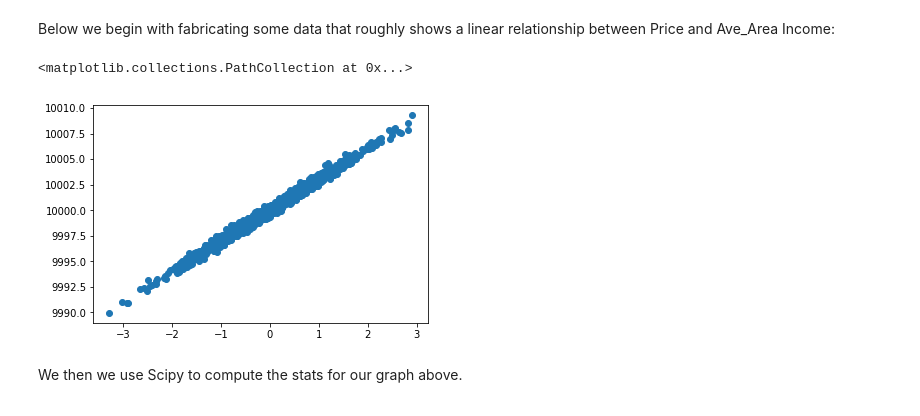
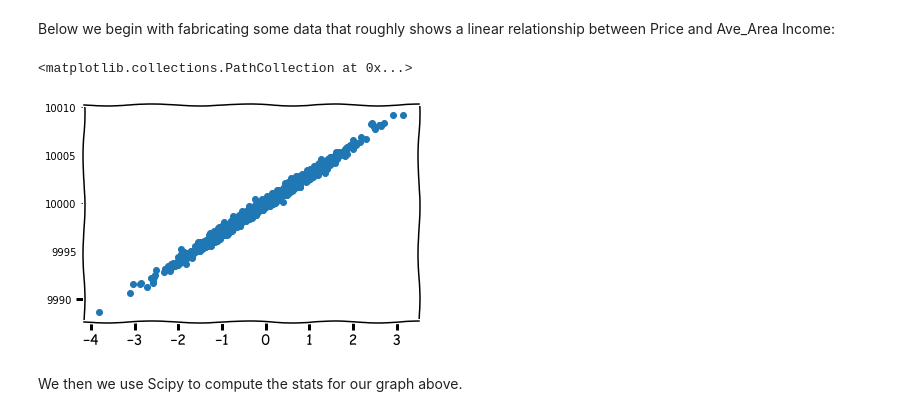
Before and after one commit to MrRutledge/ML_Practice, a Jupyter notebook: Linear_Regression .ipynb, the cells around one changed output. Saved outputs shown, nothing was run; the diff lists cells and outputs as text; code cells hidden in the pictures.

```diff
--- a/Linear_Regression .ipynb
+++ b/Linear_Regression .ipynb
@@ -11,16 +11,17 @@ $$\frac 1n\sum_{i=1}^n(y_i-\hat{y}_i)^2$$
 Below we begin with fabricating some data that roughly shows a linear relationship between Price and Ave_Area Income:
 # %%
 %matplotlib inline
+import matplotlib.pyplot as plt
 import numpy as np
 from pylab import *
-
+plt.xkcd()
 Prices = np.random.normal(0,1.0, 1000)
 Ave_Income_Area = 10000 + (Prices - np.random.normal(0,0.1, 1000)) * 3
 
 scatter(Prices, Ave_Income_Area)
 # %% [output]
 <matplotlib.collections.PathCollection at 0x...>
-[figure, old version]
+[figure, new version]
 # %% [markdown]
 We then we use Scipy to compute the stats for our graph above.
 # %%
```
Also changed, not shown: parts of 8 cells of this notebook, 1 other file.
